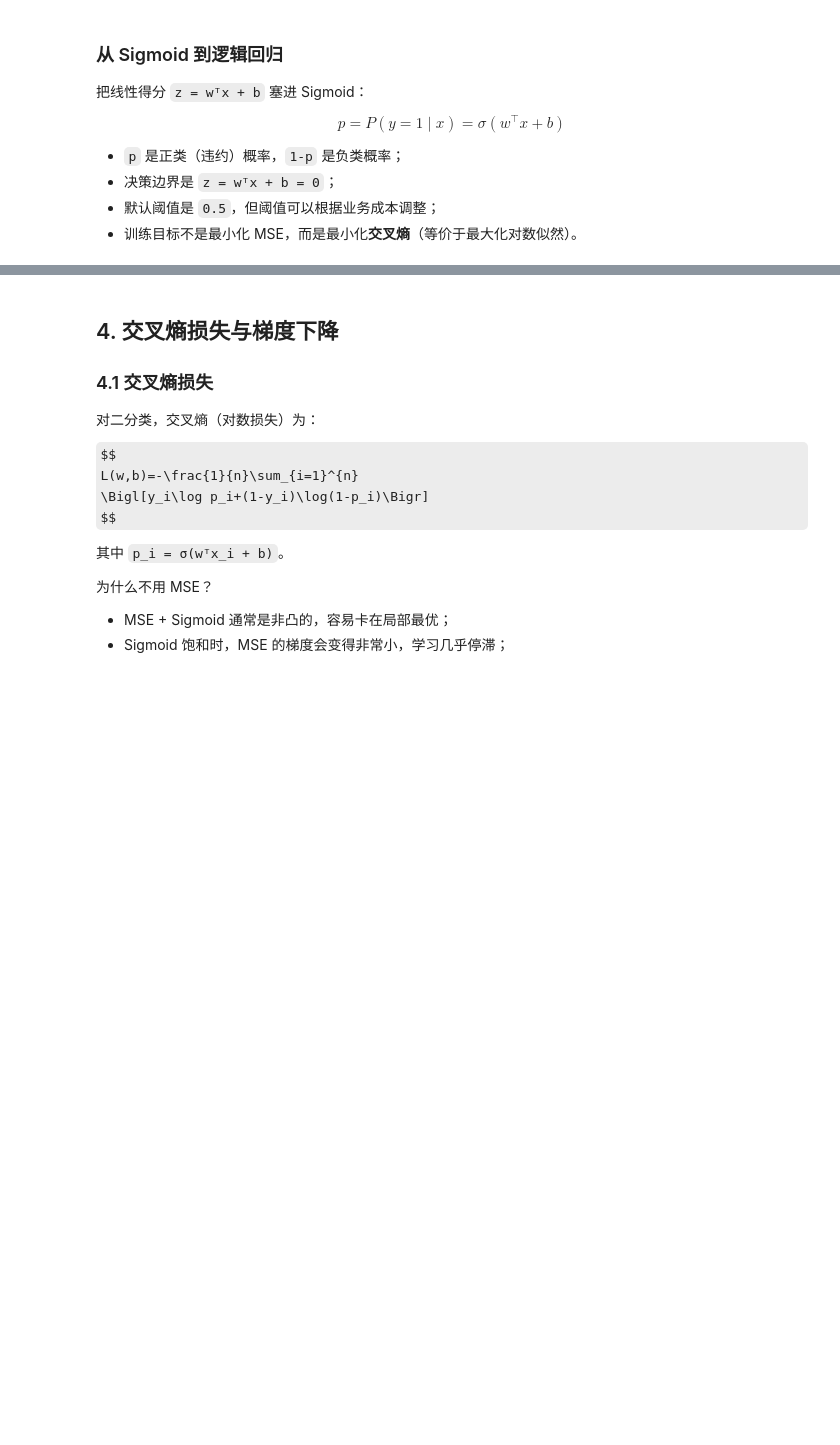
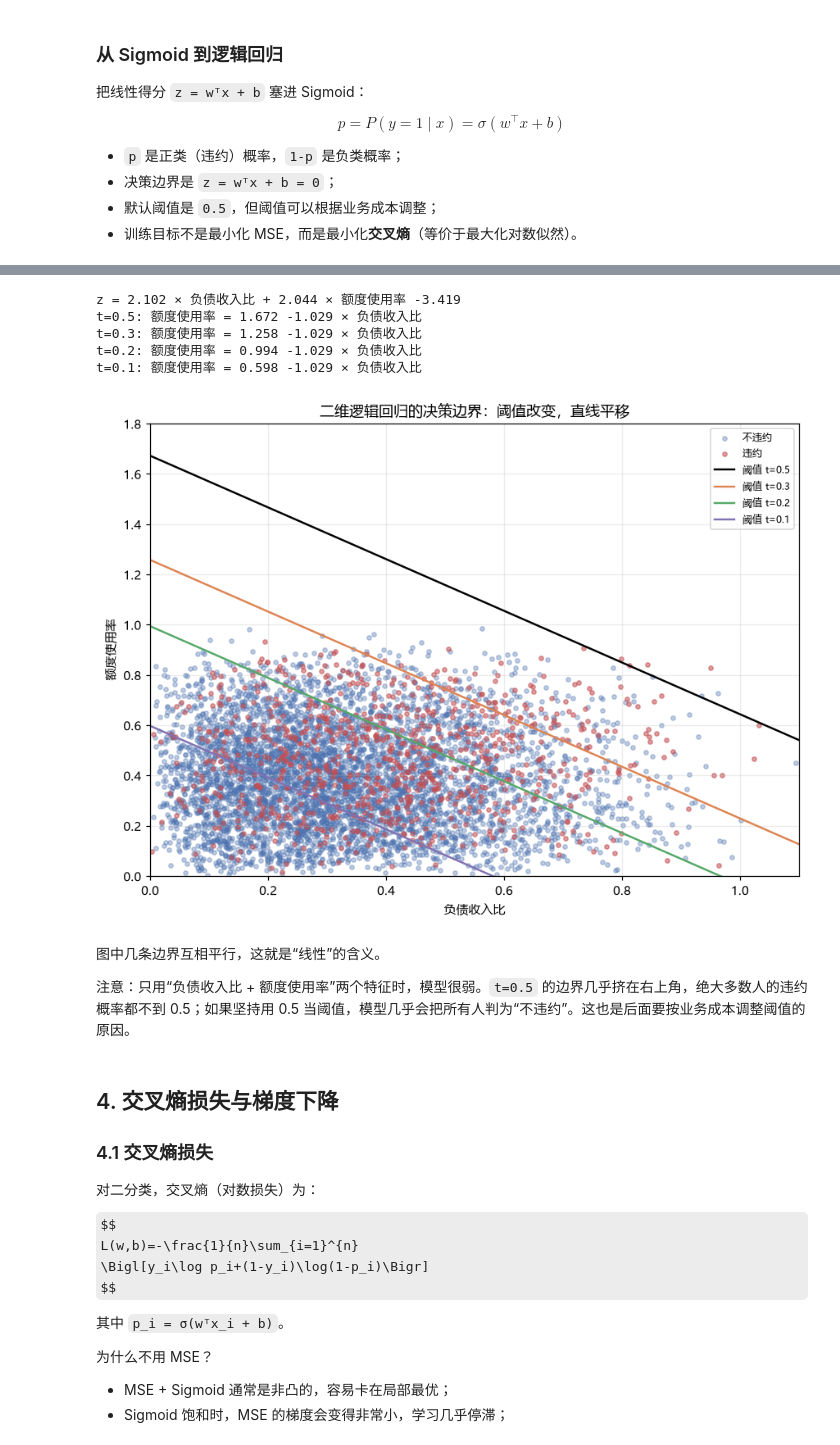
Before and after one commit to GIT-YOYOYO/Machine-Learning, a Jupyter notebook: notebooks/逻辑回归笔记.ipynb, the cells around one changed output, grey strips where cells are left out. Saved outputs shown, nothing was run; the diff lists cells and outputs as text; code cells hidden in the pictures; some formulas as TeX source; blank space fills up the shorter version.

```diff
--- a/notebooks/逻辑回归笔记.ipynb
+++ b/notebooks/逻辑回归笔记.ipynb
@@ -392,3 +516,48 @@ $$
+# %%
+X2_boundary = df[["负债收入比", "额度使用率"]]
+y2_boundary = df["是否违约"]
+
+log_2d = LogisticRegression(C=np.inf, max_iter=2000).fit(X2_boundary, y2_boundary)
+w1b, w2b = log_2d.coef_[0]
+b2b = log_2d.intercept_[0]
+print(f"z = {w1b:.3f} × 负债收入比 + {w2b:.3f} × 额度使用率 {b2b:+.3f}")
+
+x1b = np.linspace(0, 1.1, 200)
+fig, ax = plt.subplots(figsize=(8, 6))
+mask0 = y2_boundary == 0
+mask1 = y2_boundary == 1
+ax.scatter(X2_boundary.loc[mask0, "负债收入比"], X2_boundary.loc[mask0, "额度使用率"],
+           s=12, alpha=0.35, color="#4C72B0", label="不违约")
+ax.scatter(X2_boundary.loc[mask1, "负债收入比"], X2_boundary.loc[mask1, "额度使用率"],
+           s=12, alpha=0.55, color="#C44E52", label="违约")
+
+for t, color in zip([0.5, 0.3, 0.2, 0.1], ["black", "#DD8452", "#55A868", "#8172B3"]):
+    c = np.log(t / (1 - t))
+    x2b = (c - b2b - w1b * x1b) / w2b
+    ax.plot(x1b, x2b, color=color, linewidth=1.6, label=f"阈值 t={t}")
+    print(f"t={t}: 额度使用率 = {(c - b2b)/w2b:.3f} {-w1b/w2b:+.3f} × 负债收入比")
+
+ax.set_xlim(0, 1.1)
+ax.set_ylim(0, 1.8)
+ax.set_xlabel("负债收入比")
+ax.set_ylabel("额度使用率")
+ax.set_title("二维逻辑回归的决策边界：阈值改变，直线平移")
+ax.legend(fontsize=8, loc="upper right")
+ax.grid(alpha=0.25)
+plt.tight_layout()
+plt.savefig(IMAGES / "notes10_fig_decision_boundary.png", bbox_inches="tight")
+plt.show()
+# %% [output]
+z = 2.102 × 负债收入比 + 2.044 × 额度使用率 -3.419
+t=0.5: 额度使用率 = 1.672 -1.029 × 负债收入比
+t=0.3: 额度使用率 = 1.258 -1.029 × 负债收入比
+t=0.2: 额度使用率 = 0.994 -1.029 × 负债收入比
+t=0.1: 额度使用率 = 0.598 -1.029 × 负债收入比
+[figure, added]
+# %% [markdown]
+图中几条边界互相平行，这就是“线性”的含义。
+
+注意：只用“负债收入比 + 额度使用率”两个特征时，模型很弱。`t=0.5` 的边界几乎挤在右上角，绝大多数人的违约概率都不到 0.5；如果坚持用 0.5 当阈值，模型几乎会把所有人判为“不违约”。这也是后面要按业务成本调整阈值的原因。
 # %% [markdown]
 ## 4. 交叉熵损失与梯度下降
 
```
Also changed, not shown: parts of 14 cells of this notebook, 10 other files.
